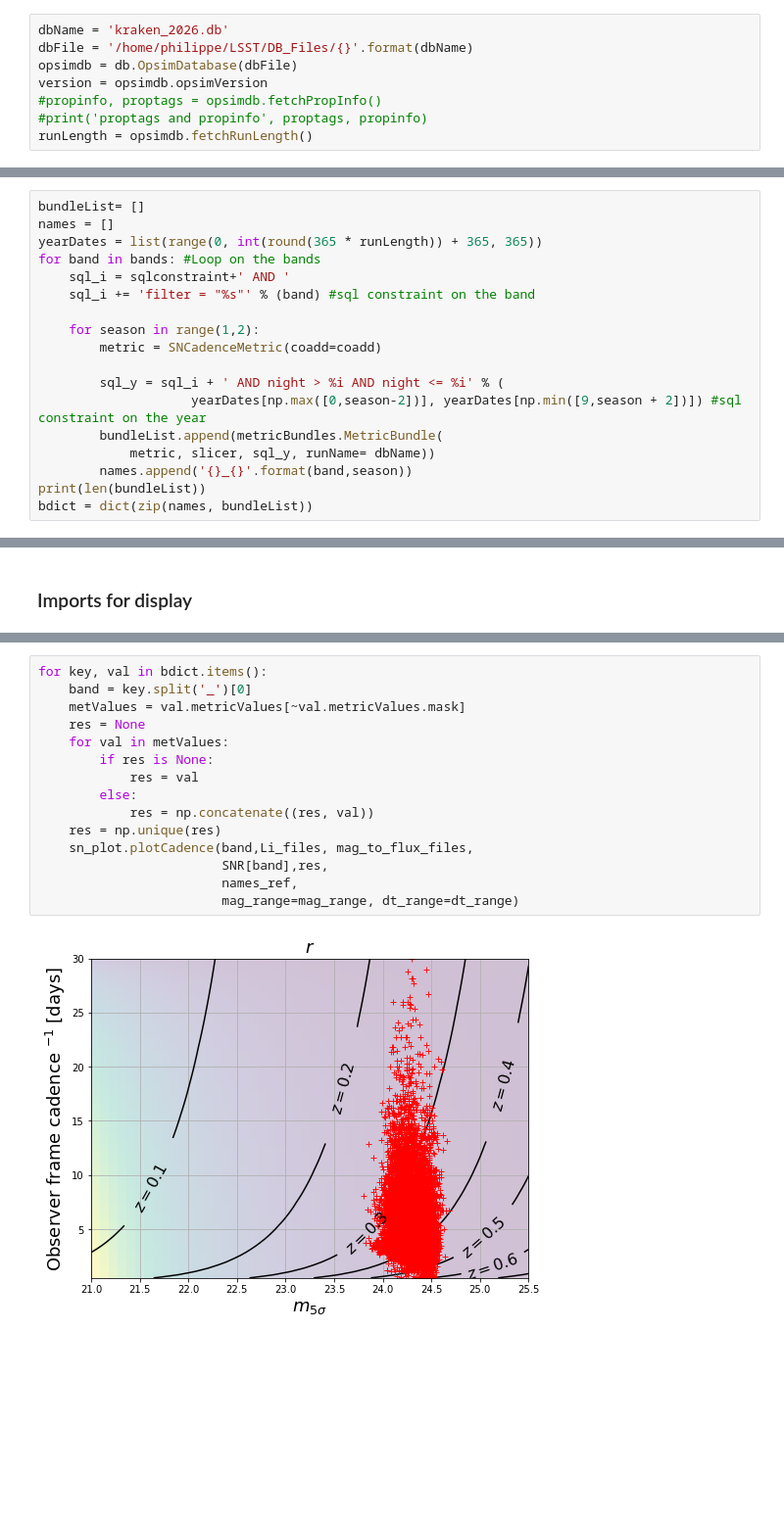
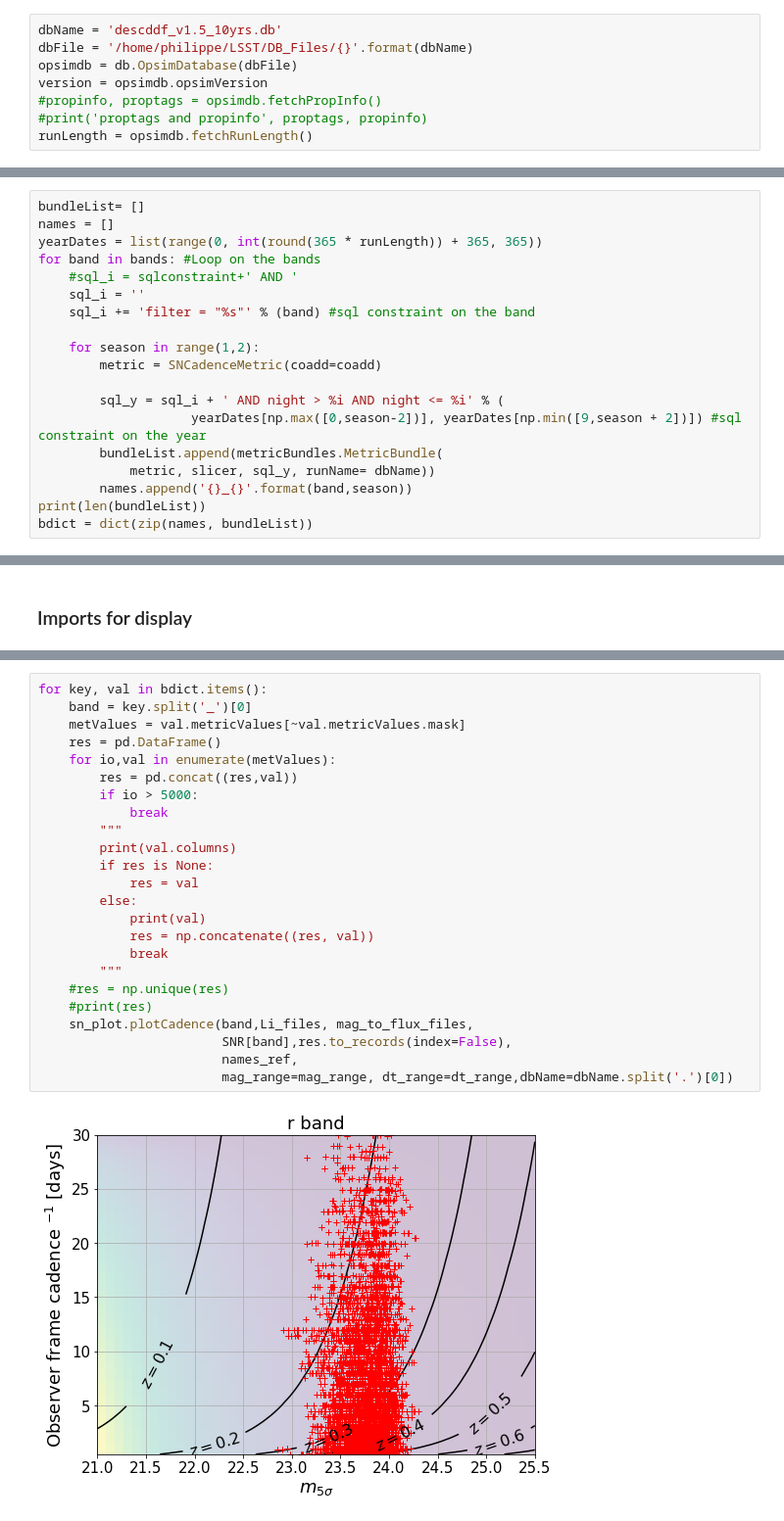
Before and after one commit to LSSTDESC/sn_pipe, a Jupyter notebook: notebooks/SNCadence.ipynb, the cells around one changed output, grey strips where cells are left out. Shown at 98% size. Saved outputs shown, nothing was run; the diff lists cells and outputs as text; blank space fills up the shorter version.

```diff
--- a/notebooks/SNCadence.ipynb
+++ b/notebooks/SNCadence.ipynb
@@ -27,7 +27,7 @@ import sn_plotters.sn_cadencePlotters as sn_plot
 # %% [markdown]
 ## DB file choice
 # %%
-dbName = 'kraken_2026.db'
+dbName = 'descddf_v1.5_10yrs.db'
 dbFile = '/home/philippe/LSST/DB_Files/{}'.format(dbName)
 opsimdb = db.OpsimDatabase(dbFile)
 version = opsimdb.opsimVersion
@@ -78,7 +82,8 @@ bundleList= []
 names = []
 yearDates = list(range(0, int(round(365 * runLength)) + 365, 365))
 for band in bands: #Loop on the bands
-    sql_i = sqlconstraint+' AND '
+    #sql_i = sqlconstraint+' AND '
+    sql_i = ''
     sql_i += 'filter = "%s"' % (band) #sql constraint on the band
 
     for season in range(1,2):
@@ -120,17 +126,26 @@ Completed.
 # %%
 for key, val in bdict.items():
     band = key.split('_')[0]
     metValues = val.metricValues[~val.metricValues.mask]
-    res = None
-    for val in metValues:
+    res = pd.DataFrame()
+    for io,val in enumerate(metValues):
+        res = pd.concat((res,val))
+        if io > 5000:
+            break
+        """
+        print(val.columns)
         if res is None:
             res = val
         else:
+            print(val)
             res = np.concatenate((res, val))
-    res = np.unique(res)
+            break
+        """
+    #res = np.unique(res)
+    #print(res)
     sn_plot.plotCadence(band,Li_files, mag_to_flux_files,
-                        SNR[band],res,
+                        SNR[band],res.to_records(index=False),
                         names_ref,
-                        mag_range=mag_range, dt_range=dt_range)
+                        mag_range=mag_range, dt_range=dt_range,dbName=dbName.split('.')[0])
 # %% [output]
-[figure, old version]
+[figure, new version]
```
Also changed, not shown: parts of 6 cells of this notebook.
